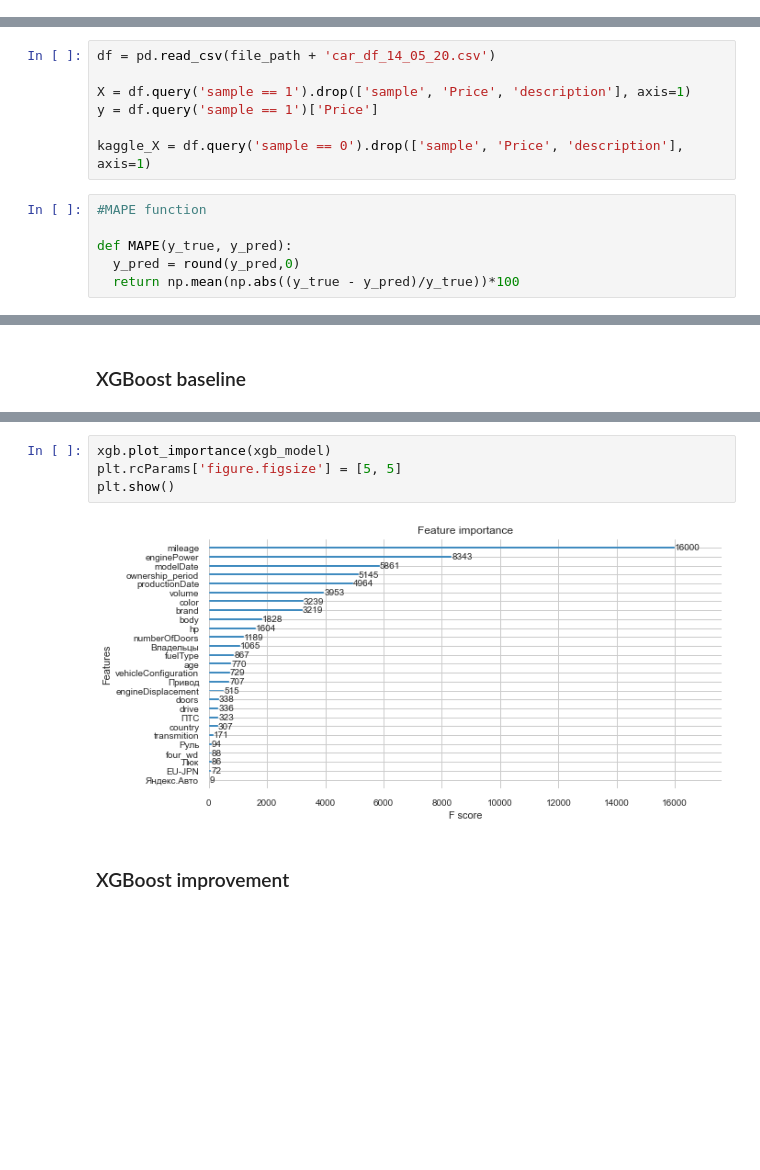
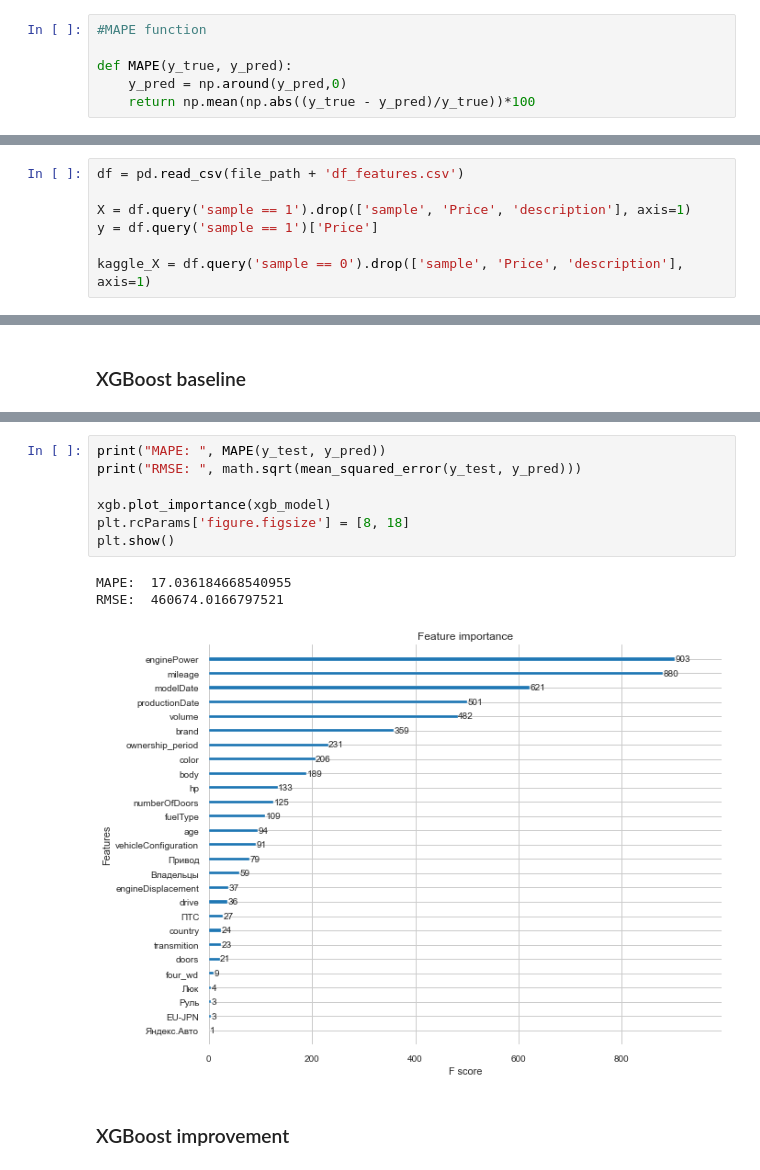
Before and after one commit to makingthefuturehappy/ML_car_pricing, a Jupyter notebook: Car_price.ipynb, the cells around one changed output, grey strips where cells are left out. Drawn from its saved outputs; the diff is of its cells as text; blank space fills up the shorter version.

```diff
--- a/Car_price.ipynb
+++ b/Car_price.ipynb
@@ -59 +50,7 @@ random_state = 42
+# %%
+#MAPE function
+
+def MAPE(y_true, y_pred):
+    y_pred = np.around(y_pred,0)
+    return np.mean(np.abs((y_true - y_pred)/y_true))*100
 # %% [markdown]
@@ -510,18 +521,12 @@ del df['Комплектация']
 # %% [markdown]
 #  Modeling
 # %%
-df = pd.read_csv(file_path + 'car_df_14_05_20.csv')
+df = pd.read_csv(file_path + 'df_features.csv')
 
 X = df.query('sample == 1').drop(['sample', 'Price', 'description'], axis=1)
 y = df.query('sample == 1')['Price']
 
 kaggle_X = df.query('sample == 0').drop(['sample', 'Price', 'description'], axis=1)
-# %%
-#MAPE function
-
-def MAPE(y_true, y_pred):
-  y_pred = round(y_pred,0)
-  return np.mean(np.abs((y_true - y_pred)/y_true))*100
 # %% [markdown]
 ## XGBoost
 # %% [markdown]
@@ -569,9 +558,14 @@ Wall time: 1min 17s
 # %%
+print("MAPE: ", MAPE(y_test, y_pred))
+print("RMSE: ", math.sqrt(mean_squared_error(y_test, y_pred)))
+
 xgb.plot_importance(xgb_model)
-plt.rcParams['figure.figsize'] = [5, 5]
+plt.rcParams['figure.figsize'] = [8, 18]
 plt.show()
 # %% [output]
+MAPE:  17.036184668540955
+RMSE:  460674.0166797521
-[figure, old version]
+[figure, new version]
 # %% [markdown]
 ### XGBoost improvement
 # %% [markdown]
```
Also changed, not shown: parts of 37 cells of this notebook.
